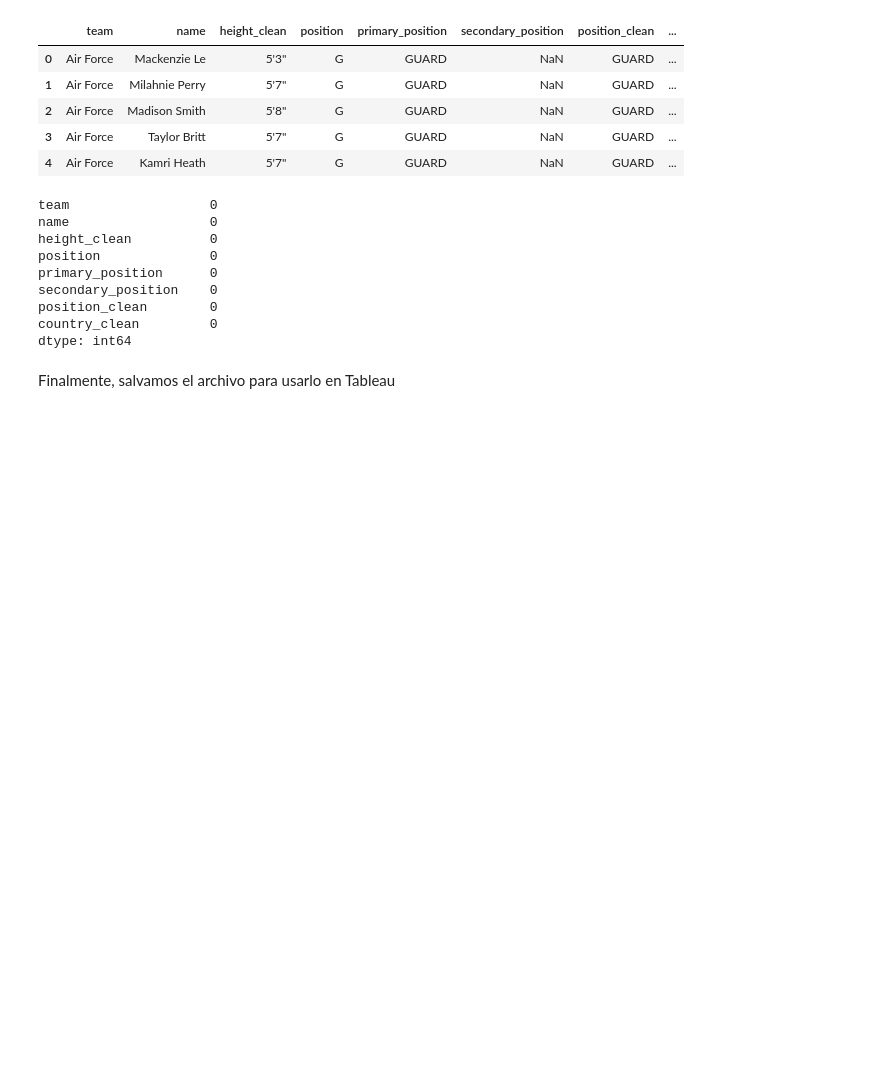
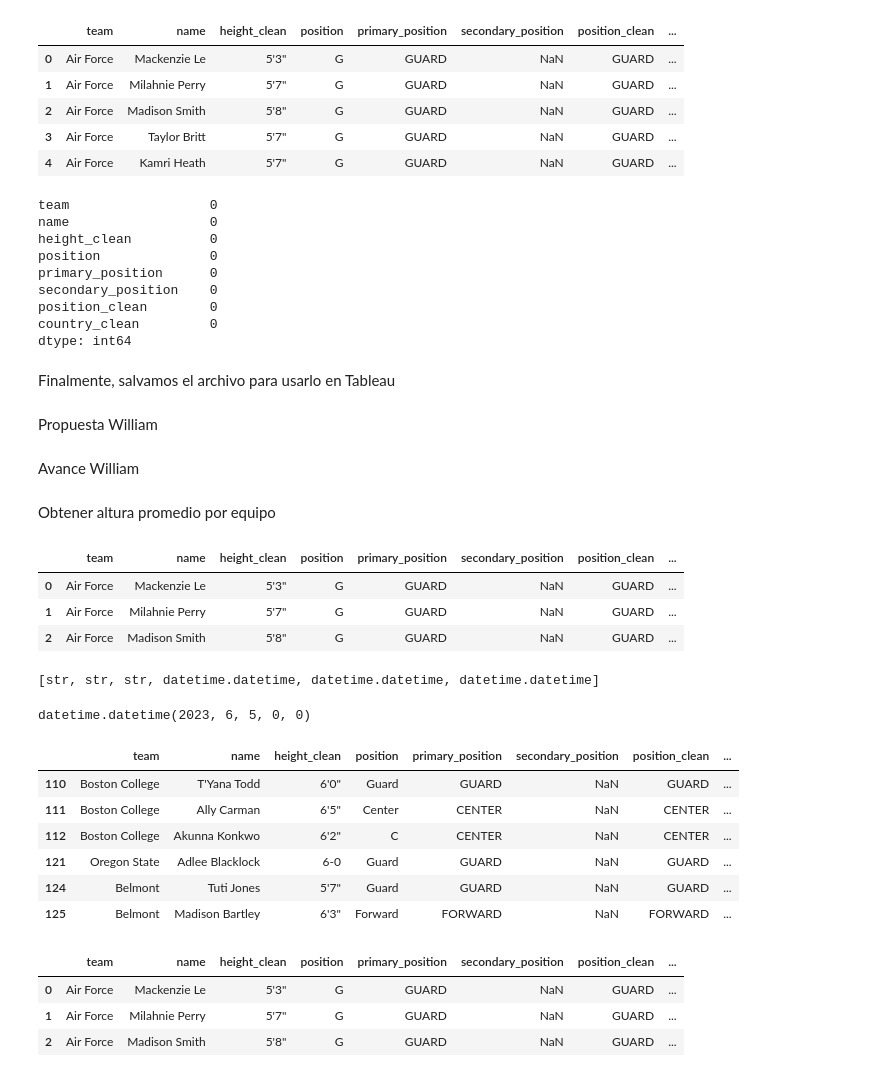
Before and after one commit to cistelsa/Predictive-Sentiment-Analysis-of-Twitter-for-BTC, a Jupyter notebook: Data_Analysis/Tableau_Practice/Limpieza_para_Tableau.ipynb, the cells around one changed output. Cells and saved outputs as stored; diff of their text form; code cells hidden in the pictures; blank space fills up the shorter version.

```diff
--- a/Data_Analysis/Tableau_Practice/Limpieza_para_Tableau.ipynb
+++ b/Data_Analysis/Tableau_Practice/Limpieza_para_Tableau.ipynb
@@ -127,3 +131,5 @@ dtype: int64
 Finalmente, salvamos el archivo para usarlo en Tableau
 # %%
 df.to_excel(file_path, index=False)
+# %% [markdown]
+Propuesta William
@@ -129,0 +139,44 @@ df.to_excel(file_path, index=False)
+# %% [markdown]
+Avance William
+# %% [markdown]
+Obtener altura promedio por equipo
+# %%
+#observamos como los datos de la columna 'height_clean' estan en tipo str y con un tipo de apóstrofe
+#por lo que debemos de retirarlo y convertirlo a float para un análisis mas sencillo
+df_altura_promedio = df.copy() #creamos otro data frame para no alterar el que ya fue trabajado
+df_altura_promedio.head(3)
+# %% [output]
+|  | team | name | height_clean | position | primary_position | secondary_position | position_clean | ... |
+| 0 | Air Force | Mackenzie Le | 5'3" | G | GUARD | NaN | GUARD | ... |
+| 1 | Air Force | Milahnie Perry | 5'7" | G | GUARD | NaN | GUARD | ... |
+| 2 | Air Force | Madison Smith | 5'8" | G | GUARD | NaN | GUARD | ... |
+# %%
+#verificamos dato por dato, uno a uno, si todos son del tipo str y encontramos que algunos son del tipo "datetime"
+tipo_de_datos = df_altura_promedio['height_clean'].map(lambda x:type(x))
+lista_tipo_de_datos = list(tipo_de_datos)
+lista_tipo_de_datos [110:116] #para efectos practicos mandamos llamar los elementos del 110 al 116 para observar la diferencia
+# %% [output]
+[str, str, str, datetime.datetime, datetime.datetime, datetime.datetime]
+# %%
+df_altura_promedio.loc[116,'height_clean'] #el dato en el en la celda index 116 de la columna 'height_clean' es una fecha
+# %% [output]
+datetime.datetime(2023, 6, 5, 0, 0)
+# %%
+df_altura_promedio.iloc[110:116] #mejor visualización de los datos
+# %% [output]
+|  | team | name | height_clean | position | primary_position | secondary_position | position_clean | ... |
+| 110 | Boston College | T'Yana Todd | 6'0" | Guard | GUARD | NaN | GUARD | ... |
+| 111 | Boston College | Ally Carman | 6'5" | Center | CENTER | NaN | CENTER | ... |
+| 112 | Boston College | Akunna Konkwo | 6'2" | C | CENTER | NaN | CENTER | ... |
+| 121 | Oregon State | Adlee Blacklock | 6-0 | Guard | GUARD | NaN | GUARD | ... |
+| 124 | Belmont | Tuti Jones | 5'7" | Guard | GUARD | NaN | GUARD | ... |
+| 125 | Belmont | Madison Bartley | 6'3" | Forward | FORWARD | NaN | FORWARD | ... |
+# %%
+#cambiamos a nulo los datos que sean del tipo date time
+df_altura_promedio['height_clean'] = df_altura_promedio['height_clean'].apply(lambda x: None if isinstance(x, pd.datetime) else x)
+df_altura_promedio.head(3)
+# %% [output]
+|  | team | name | height_clean | position | primary_position | secondary_position | position_clean | ... |
+| 0 | Air Force | Mackenzie Le | 5'3" | G | GUARD | NaN | GUARD | ... |
+| 1 | Air Force | Milahnie Perry | 5'7" | G | GUARD | NaN | GUARD | ... |
+| 2 | Air Force | Madison Smith | 5'8" | G | GUARD | NaN | GUARD | ... |
```
Also changed, not shown: parts of 14 cells of this notebook.
